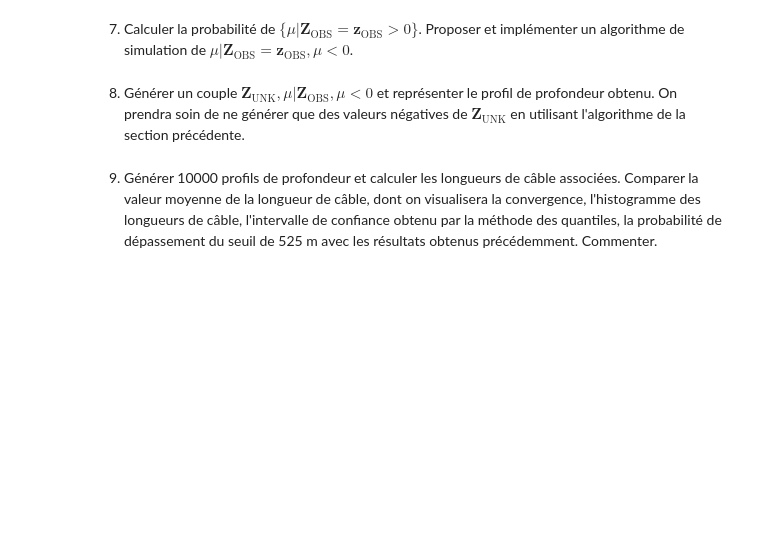
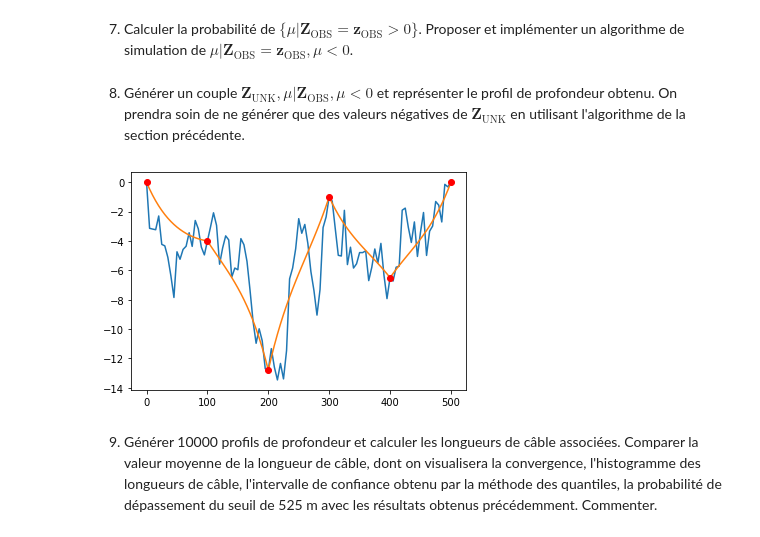
Before and after one commit to sophian-a/projet-proba, a Jupyter notebook: Akkari-Blanchiet.ipynb, the cells around one changed output. Saved outputs shown, nothing was run; the diff lists cells and outputs as text; code cells hidden in the pictures; blank space fills up the shorter version.

```diff
--- a/Akkari-Blanchiet.ipynb
+++ b/Akkari-Blanchiet.ipynb
@@ -464,13 +464,29 @@ while position<K:
 # %% [markdown]
 8. Générer un couple $\mathbf{Z}_{\text{UNK}}, \mu| \mathbf{Z}_{\text{OBS}}, \mu <0$ et représenter le profil de profondeur obtenu. On prendra soin de ne générer que des valeurs négatives de $\mathbf{Z}_{\text{UNK}}$ en utilisant l'algorithme de la section précédente.
 # %%
-CSZUNK=SigmaUnkown-np.dot(np.dot(SigmaObsUnknown.transpose(),np.linalg.inv(SigmaObs),SigmaObsUnknown)
-CinvSZUNK=np.linalg.inv(Sigma)[6:,6:]
+CSZunk = SigmaUnknown - np.dot(np.dot(SigmaObsUnknown.transpose(),np.linalg.inv(SigmaObs)),SigmaObsUnknown)
 
-# On simule d'abord mu
-sim_mu= result2[0]
-#puis Z_unk
-psi_zobs=sim_mu*np.ones((95,1))+np.dot(np.dot(SigmaObsUnknown.transpose(),np.linalg.inv(SigmaObs)),(depth-sim_mu*np.ones((6,1)))
-sim_Zu= np.random.normal(,CSZUNK)
+# On adopte la démarche proposée par l'énoncé
+# On simule d'abord mu (forcément négatif)
+sim_mu = result2[0]
+
+# puis on simule Z_unk
+Zobs = depth.reshape((6,1))
+psi_zobs = sim_mu*np.ones((95,1)) + np.dot(np.dot(SigmaObsUnknown.transpose(),np.linalg.inv(SigmaObs)),(Zobs-sim_mu*np.ones((6,1))))
+sim_Zu = np.random.multivariate_normal(psi_zobs.reshape((95,)),CSZunk)
+
+while is_positive(sim_Zu):
+    sim_Zu = np.random.multivariate_normal(psi_zobs.reshape((95,)),CSZunk)
+
+# On trace le profil
+allval3 = np.zeros(N)
+allval3[unknown_indexes]=sim_Zu
+allval3[observation_indexes]=depth
+plt.plot(discretization,allval3)
+plt.plot(discretization,allval1)
+plt.plot(discretization[observation_indexes], depth, 'ro')
+plt.show()
+# %% [output]
+[figure, added]
 # %% [markdown]
 9. Générer 10000 profils de profondeur et calculer les longueurs de câble associées. Comparer la valeur moyenne de la longueur de câble, dont on visualisera la convergence, l'histogramme des longueurs de câble, l'intervalle de confiance obtenu par la méthode des quantiles, la probabilité de dépassement du seuil de 525 m avec les résultats obtenus précédemment. Commenter.
```
Also changed, not shown: parts of 14 cells of this notebook.
